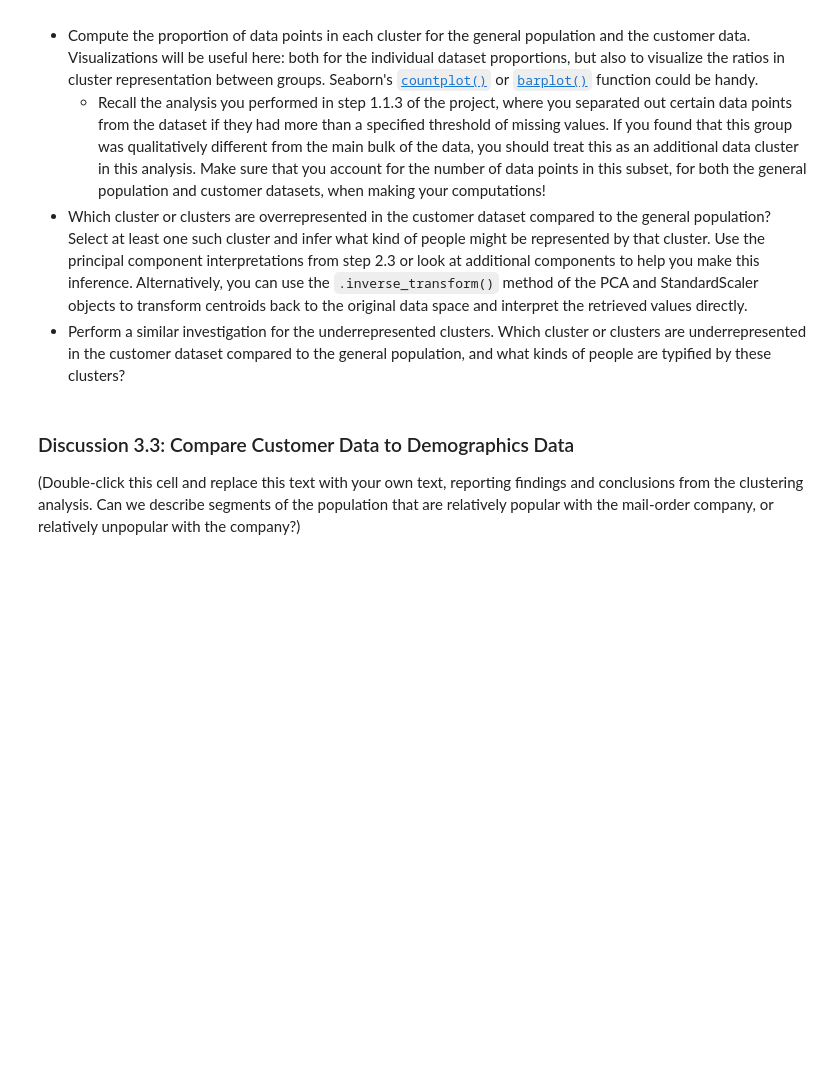
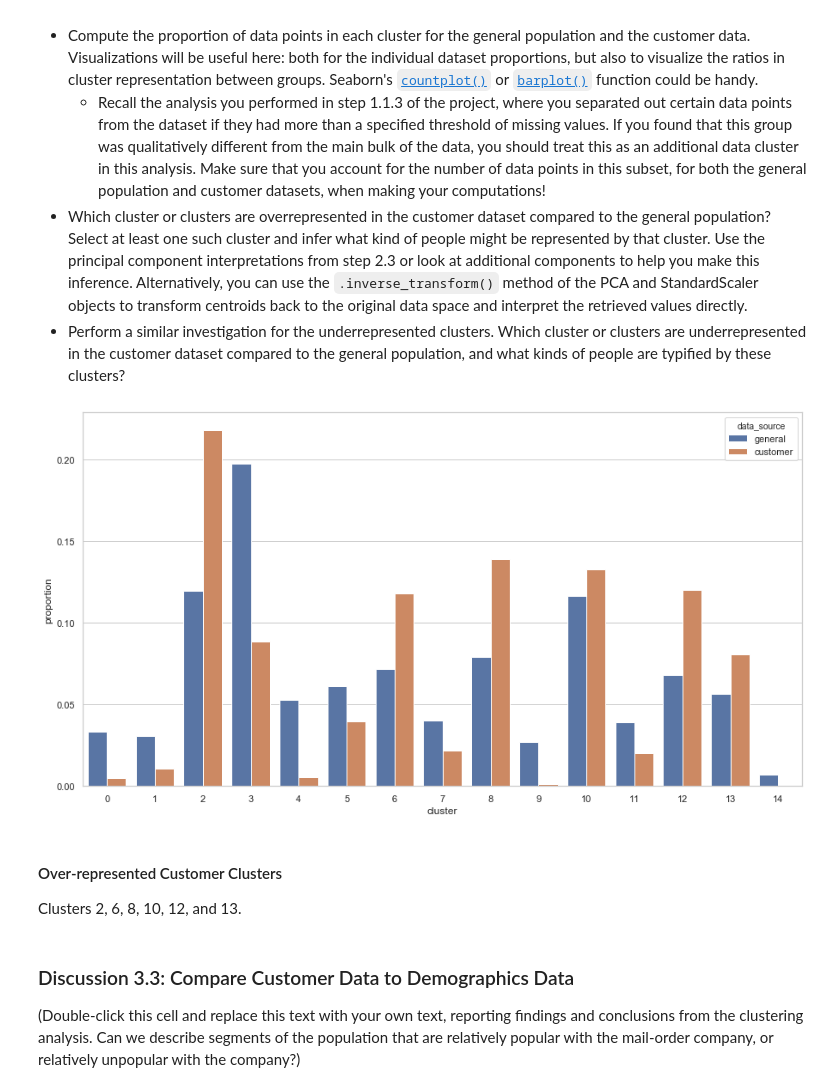
Before and after one commit to mrap/intro-to-ml-tensorflow, a Jupyter notebook: projects/p3_customer_segments/Identify_Customer_Segments.ipynb, the cells around one changed output. Cells and saved outputs as stored; diff of their text form; code cells hidden in the pictures; blank space fills up the shorter version.

Commit message:
Bar plot that compares general pop to customer base

```diff
--- a/projects/p3_customer_segments/Identify_Customer_Segments.ipynb
+++ b/projects/p3_customer_segments/Identify_Customer_Segments.ipynb
@@ -1103,3 +1171,37 @@ Take a look at the following points in this step:
+# %%
+# Compare the proportion of data in each cluster for the customer data to the
+# proportion of data in each cluster for the general population.
+
+# Write a function that returns the proportion of the total for each PCA
+# get_cluster_proportions([0, 1, 1])
+# ======> [.33, .67]
+def get_cluster_proportions(cluster_preds):
+    n_clusters = len(set(cluster_preds))
+    cluster_members = [0]*n_clusters
+    for cluster in cluster_preds:
+        cluster_members[cluster] += 1
+    # Transform each member count into the proportion
+    for i, count in enumerate(cluster_members):
+        cluster_members[i] /= len(cluster_preds)
+    return cluster_members
+
+
+preds_prop = get_cluster_proportions(preds)
+cus_preds_prop = get_cluster_proportions(cus_preds)
+
+# TODO: there's got to be a more elegant way of plotting this data
+preds_prop_df = pd.DataFrame({'general': preds_prop, 'customer': cus_preds_prop})
+preds_prop_df=preds_prop_df.T.stack()
+preds_prop_df=preds_prop_df.reset_index()
+preds_prop_df.columns = ['data_source', 'cluster', 'proportion']
+plt.figure(figsize=(15,8))
+ax = sns.barplot(x='cluster', y='proportion', hue='data_source', data=preds_prop_df)
+# %% [output]
+[figure, added]
+# %% [markdown]
+#### Over-represented Customer Clusters
+
+Clusters 2, 6, 8, 10, 12, and 13.
 # %%
 # What kinds of people are part of a cluster that is overrepresented in the
 # customer data compared to the general population?
```
Also changed, not shown: parts of 27 cells of this notebook.
